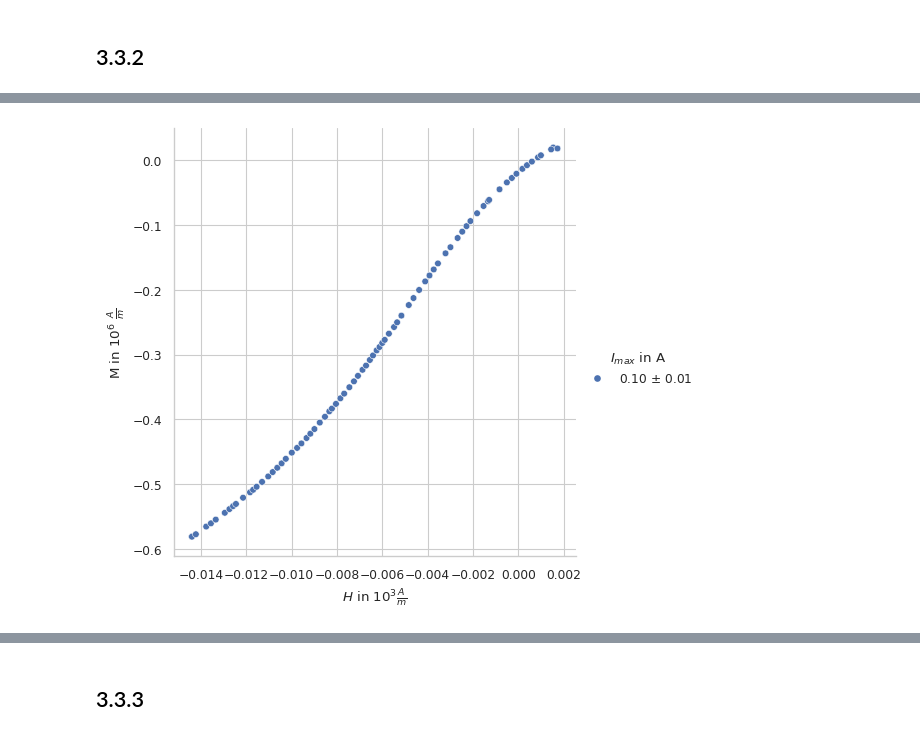
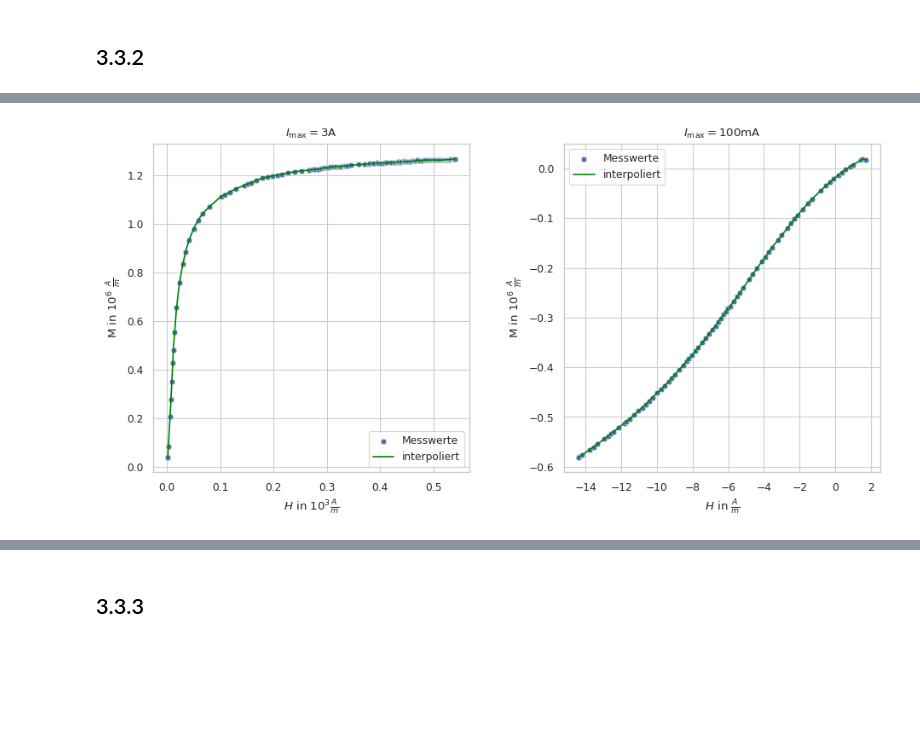
Before and after one commit to ofilla/physik-praktikum-b, a Jupyter notebook: B2.4/data/Auswertung.ipynb, the cells around one changed output, grey strips where cells are left out. Saved outputs shown, nothing was run; the diff lists cells and outputs as text; code cells hidden in the pictures; blank space fills up the shorter version.

```diff
--- a/B2.4/data/Auswertung.ipynb
+++ b/B2.4/data/Auswertung.ipynb
@@ -216,4 +217,42 @@ plot(komm_a)
-# %%
-plot(komm_b)
-# %% [output]
-[figure, removed]
+# %%
+komm_a = komm_a.sort_values(by=H_column)
+komm_b = komm_b.sort_values(by=H_column)
+# %%
+x_range_a = np.linspace(komm_a[H_column].min(), komm_a[H_column].max(), 100)
+interp_a = np.interp(x_range_a, komm_a[H_column], komm_a[M_column])
+# %%
+x_range_b = np.linspace(komm_b[H_column].min(), komm_b[H_column].max(), 100)
+interp_b = np.interp(x_range_b, komm_b[H_column], komm_b[M_column])
+# %%
+komm_b[H_column_detailed] = komm_b[H_column] * 1000
+# %%
+fig = plt.figure(figsize=(11,5))
+fig.subplots_adjust(hspace=0.3, wspace=0.3)
+
+ax = fig.add_subplot(1, 2, 1)
+plt.title(r'$I_\mathrm{max} = 3$A')
+sns.scatterplot(
+    data=komm_a,
+    x=H_column,
+    y=M_column,
+    ax=ax,
+    label='Messwerte'
+)
+plt.plot(x_range_a, interp_a, color='green', label='interpoliert')
+plt.legend()
+
+ax = fig.add_subplot(1, 2, 2)
+plt.title(r'$I_\mathrm{max} = 100$mA')
+sns.scatterplot(
+    data=komm_b,
+    x=H_column_detailed,
+    y=M_column,
+    ax=ax,
+    label='Messwerte'
+)
+plt.plot(x_range_b*1000, interp_b, color='green', label='interpoliert')
+plt.legend()
+
+fig.savefig('../../media/B2.4/3.3.2_Messung.svg', bbox_inches='tight')
+# %% [output]
+[figure, added]
```
Also changed, not shown: parts of 26 cells of this notebook, 14 other files.
